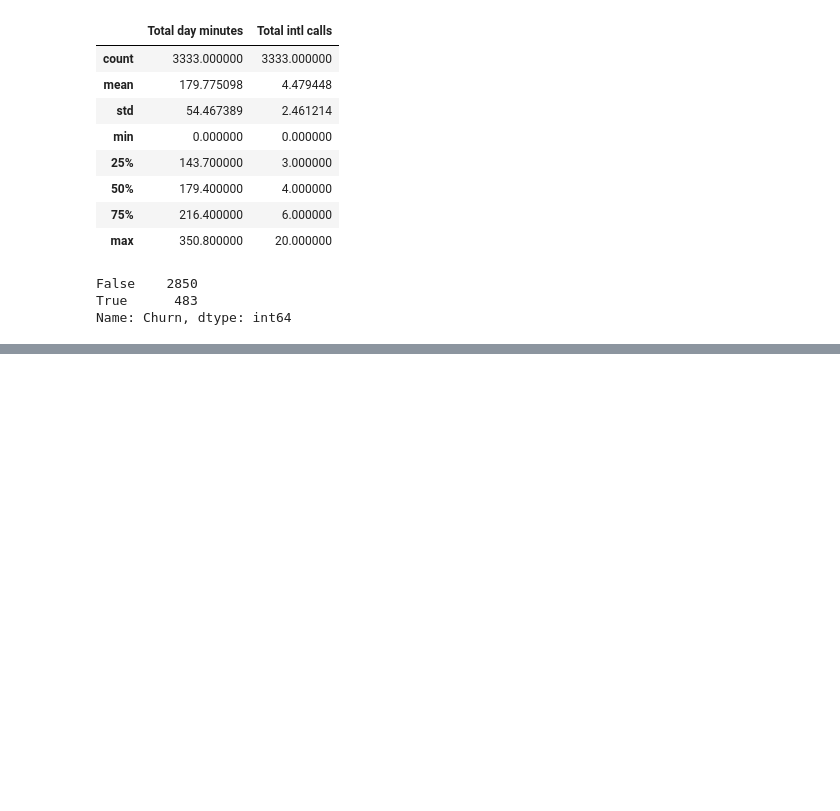
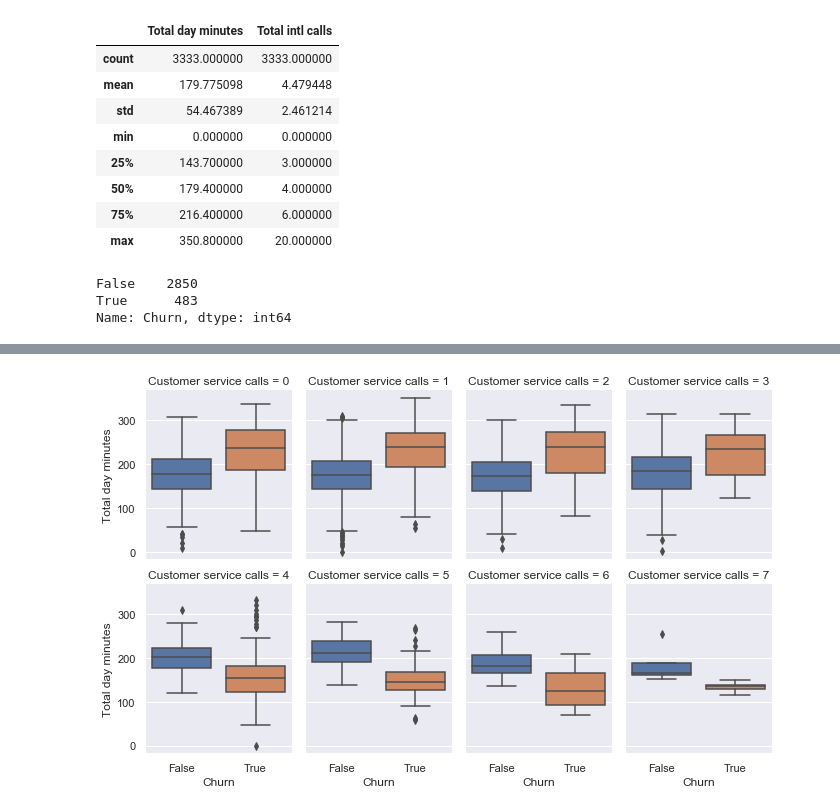
Before and after one commit to Duneholy/ods_learning, a Jupyter notebook: jupyter_russian/topic02_visual_analysis/my tests/matplotlib.ipynb, the cells around one changed output, grey strips where cells are left out. Drawn from its saved outputs; the diff is of its cells as text; code cells hidden in the pictures; blank space fills up the shorter version.

```diff
--- a/jupyter_russian/topic02_visual_analysis/my tests/matplotlib.ipynb
+++ b/jupyter_russian/topic02_visual_analysis/my tests/matplotlib.ipynb
@@ -106,0 +120,6 @@ sns.pairplot(df[numerical]);
+# %%
+sns.catplot(x='Churn', y='Total day minutes', col='Customer service calls',
+               data=df[df['Customer service calls'] < 8], kind="box",
+               col_wrap=4, height=3, aspect=.8);
+# %% [output]
+[figure, added]
```
Also changed, not shown: parts of 6 cells of this notebook.
